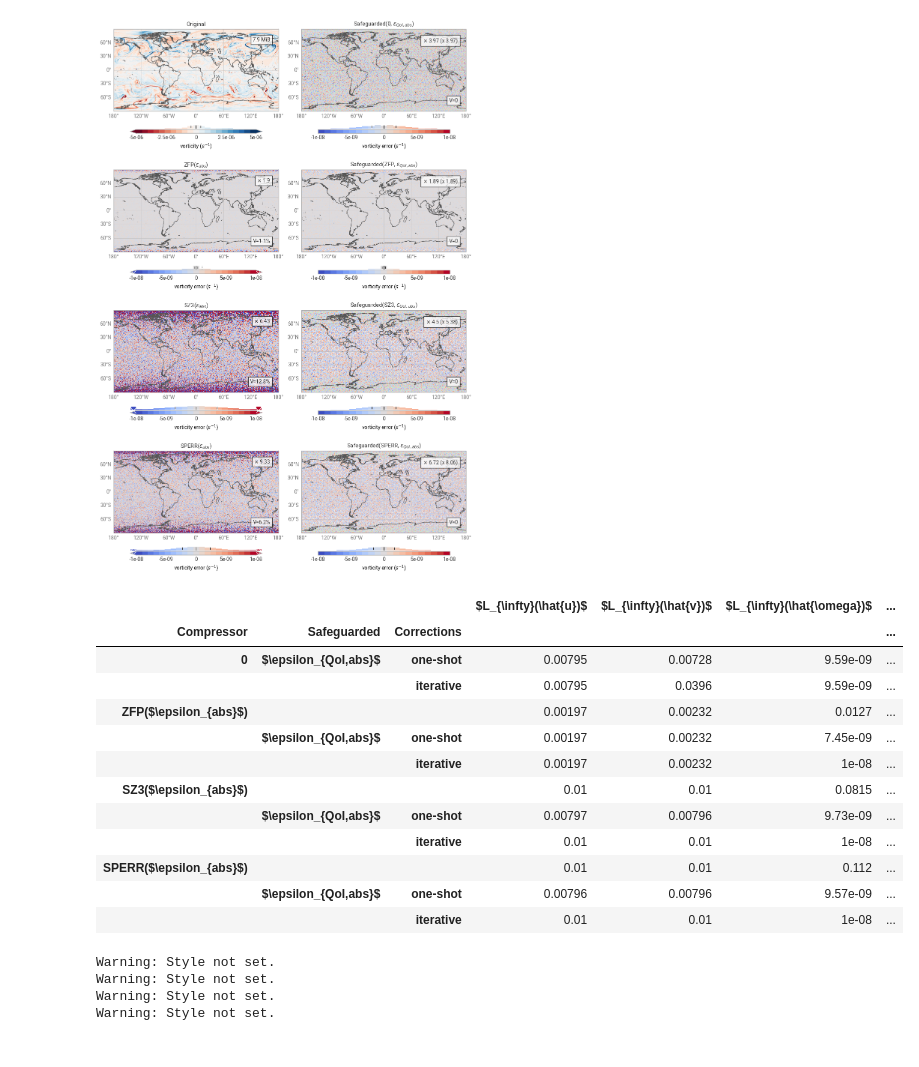
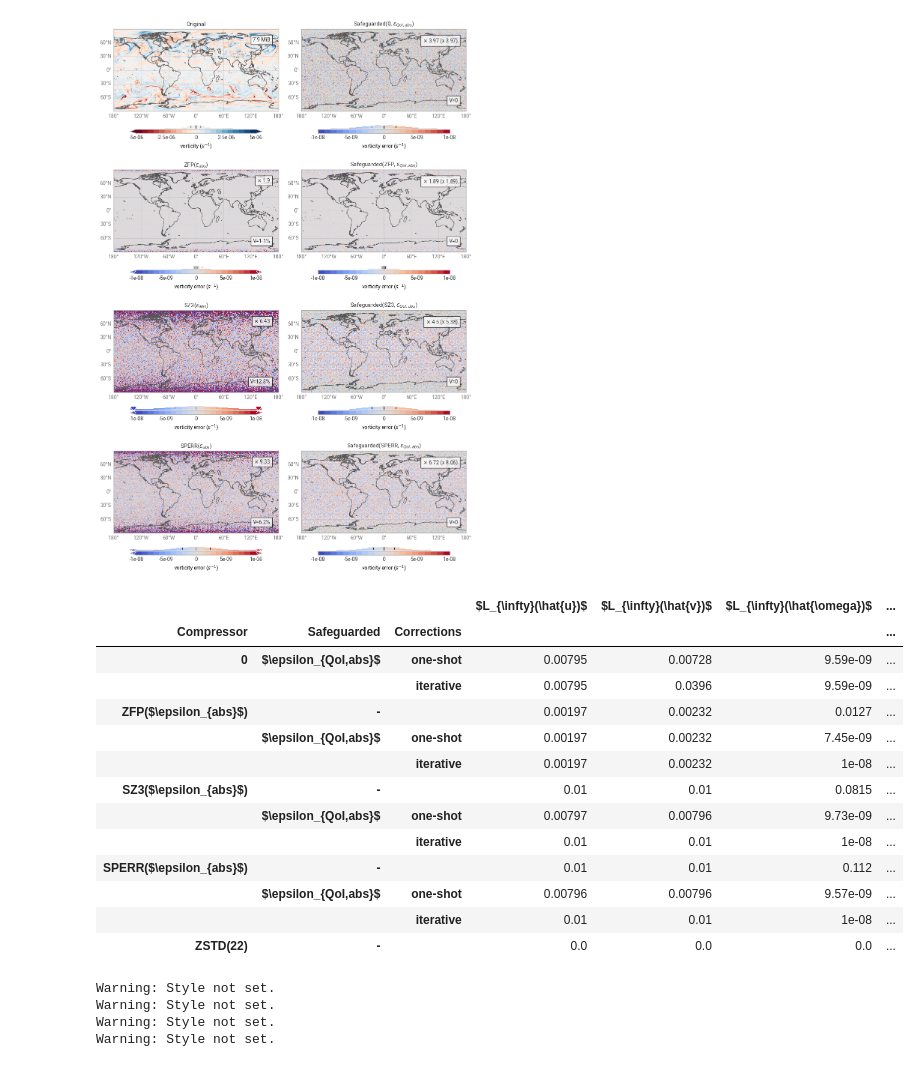
Before and after one commit to juntyr/compression-safeguards, a Jupyter notebook: examples/vorticity.ipynb, the cells around one changed output. Saved outputs shown, nothing was run; the diff lists cells and outputs as text; code cells hidden in the pictures.

Commit message:
Clean up derivative example, add Zstd comparison

```diff
--- a/examples/vorticity.ipynb
+++ b/examples/vorticity.ipynb
@@ -405,3 +409,13 @@ ERA5.u.dims, ERA5_UV.shape
+# %%
+from numcodecs_wasm_zstd import Zstd
+
+zstd = Zstd(level=22)
+
+ERA5_UV_zstd_enc = zstd.encode(ERA5_UV)
+ERA5_UV_zstd = zstd.decode(ERA5_UV_zstd_enc)
+
+ERA5_zstd = ERA5.copy(data=dict(u=ERA5_UV_zstd[0], v=ERA5_UV_zstd[1]))
+ERA5_zstd_cr = ERA5_UV.nbytes / ERA5_UV_zstd_enc.nbytes
 # %% [markdown]
 ## Compressing u and v with lossy compressors
 
@@ -702,7 +716,7 @@ vor_sg_table = pd.concat(
         table_vorticity(
             ERA5_zfp,
             ERA5_zfp_cr,
-            [r"ZFP($\epsilon_{abs}$)", "", ""],
+            [r"ZFP($\epsilon_{abs}$)", "-", ""],
             vor_eb_abs,
             None,
         ),
@@ -723,7 +737,7 @@ vor_sg_table = pd.concat(
         table_vorticity(
             ERA5_sz3,
             ERA5_sz3_cr,
-            [r"SZ3($\epsilon_{abs}$)", "", ""],
+            [r"SZ3($\epsilon_{abs}$)", "-", ""],
             vor_eb_abs,
             None,
         ),
@@ -744,48 +758,56 @@ vor_sg_table = pd.concat(
         table_vorticity(
             ERA5_sperr,
             ERA5_sperr_cr,
-            [r"SPERR($\epsilon_{abs}$)", "", ""],
+            [r"SPERR($\epsilon_{abs}$)", "-", ""],
             vor_eb_abs,
             None,
         ),
         table_vorticity(
             ERA5_sg["sperr.rs"],
             ERA5_sg_cr["sperr.rs"],
             [r"SPERR($\epsilon_{abs}$)", r"$\epsilon_{QoI,abs}$", "one-shot"],
             vor_eb_abs,
             ERA5_sperr,
         ),
         table_vorticity(
             ERA5_sg_it["sperr.rs"],
             ERA5_sg_it_cr["sperr.rs"],
             [r"SPERR($\epsilon_{abs}$)", r"$\epsilon_{QoI,abs}$", "iterative"],
             vor_eb_abs,
             ERA5_sperr,
         ),
+        table_vorticity(
+            ERA5_zstd,
+            ERA5_zstd_cr,
+            ["ZSTD(22)", "-", ""],
+            vor_eb_abs,
+            None,
+        ),
     ]
 ).set_index(["Compressor", "Safeguarded", "Corrections"])
 
 Path("vorticity.tex").write_text(
     vor_sg_table.to_latex(escape=False)
     .replace("%", r"\%")
     .replace("\\cline{1-10} \\cline{2-10}\n\\bottomrule", "\\bottomrule")
 )
 
 vor_sg_table
 # %% [output]
 |  |  |  | $L_{\infty}(\hat{u})$ | $L_{\infty}(\hat{v})$ | $L_{\infty}(\hat{\omega})$ | ... |
 | Compressor | Safeguarded | Corrections |  |  |  | ... |
 | 0 | $\epsilon_{QoI,abs}$ | one-shot | 0.00795 | 0.00728 | 9.59e-09 | ... |
 |  |  | iterative | 0.00795 | 0.0396 | 9.59e-09 | ... |
-| ZFP($\epsilon_{abs}$) |  |  | 0.00197 | 0.00232 | 0.0127 | ... |
+| ZFP($\epsilon_{abs}$) | - |  | 0.00197 | 0.00232 | 0.0127 | ... |
 |  | $\epsilon_{QoI,abs}$ | one-shot | 0.00197 | 0.00232 | 7.45e-09 | ... |
 |  |  | iterative | 0.00197 | 0.00232 | 1e-08 | ... |
-| SZ3($\epsilon_{abs}$) |  |  | 0.01 | 0.01 | 0.0815 | ... |
+| SZ3($\epsilon_{abs}$) | - |  | 0.01 | 0.01 | 0.0815 | ... |
 |  | $\epsilon_{QoI,abs}$ | one-shot | 0.00797 | 0.00796 | 9.73e-09 | ... |
 |  |  | iterative | 0.01 | 0.01 | 1e-08 | ... |
-| SPERR($\epsilon_{abs}$) |  |  | 0.01 | 0.01 | 0.112 | ... |
+| SPERR($\epsilon_{abs}$) | - |  | 0.01 | 0.01 | 0.112 | ... |
 |  | $\epsilon_{QoI,abs}$ | one-shot | 0.00796 | 0.00796 | 9.57e-09 | ... |
 |  |  | iterative | 0.01 | 0.01 | 1e-08 | ... |
+| ZSTD(22) | - |  | 0.0 | 0.0 | 0.0 | ... |
 # %%
 fig = earthkit.plots.Figure(
     size=(10, 5),
```
Also changed, not shown: parts of 1 cell of this notebook, 4 other files.
